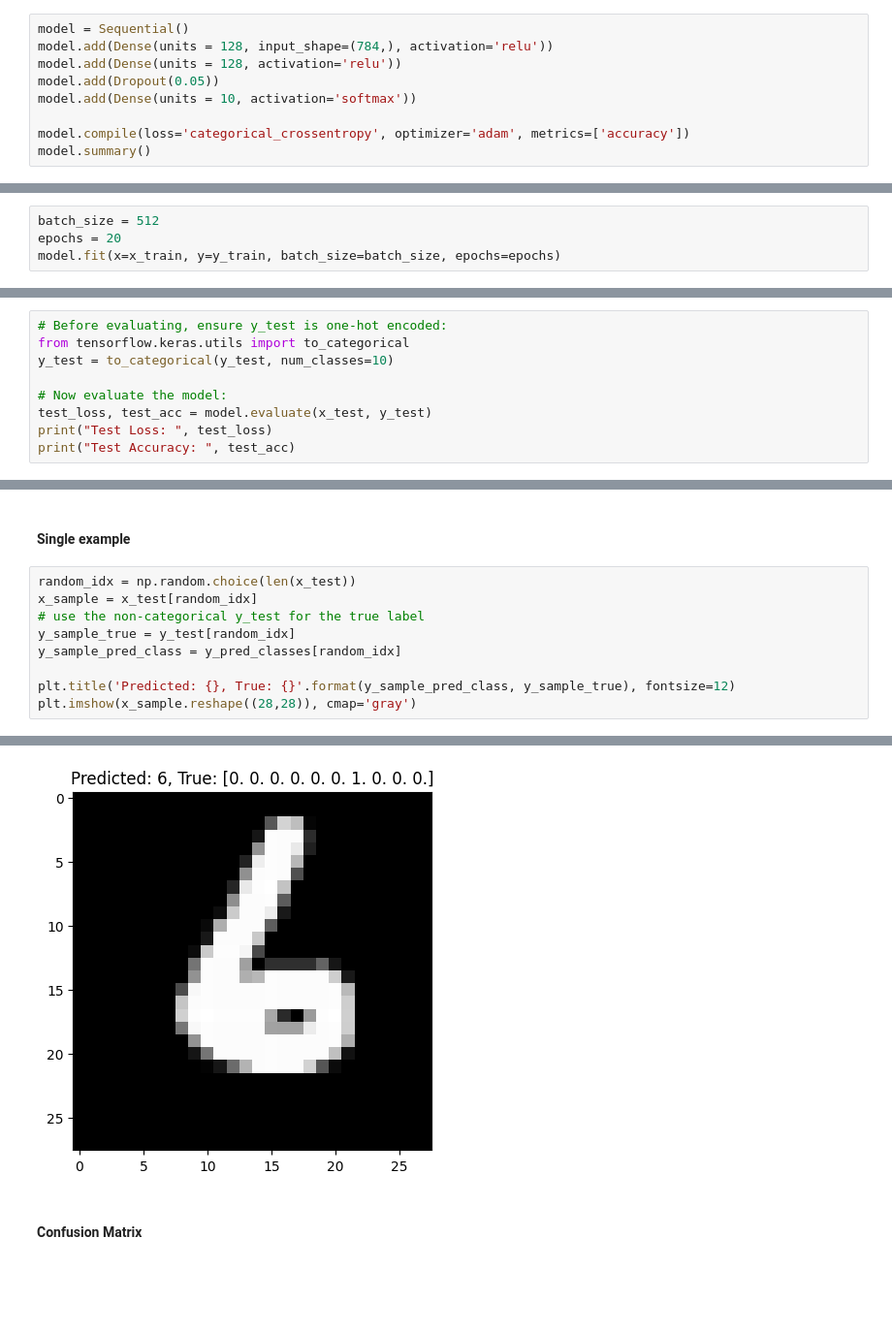
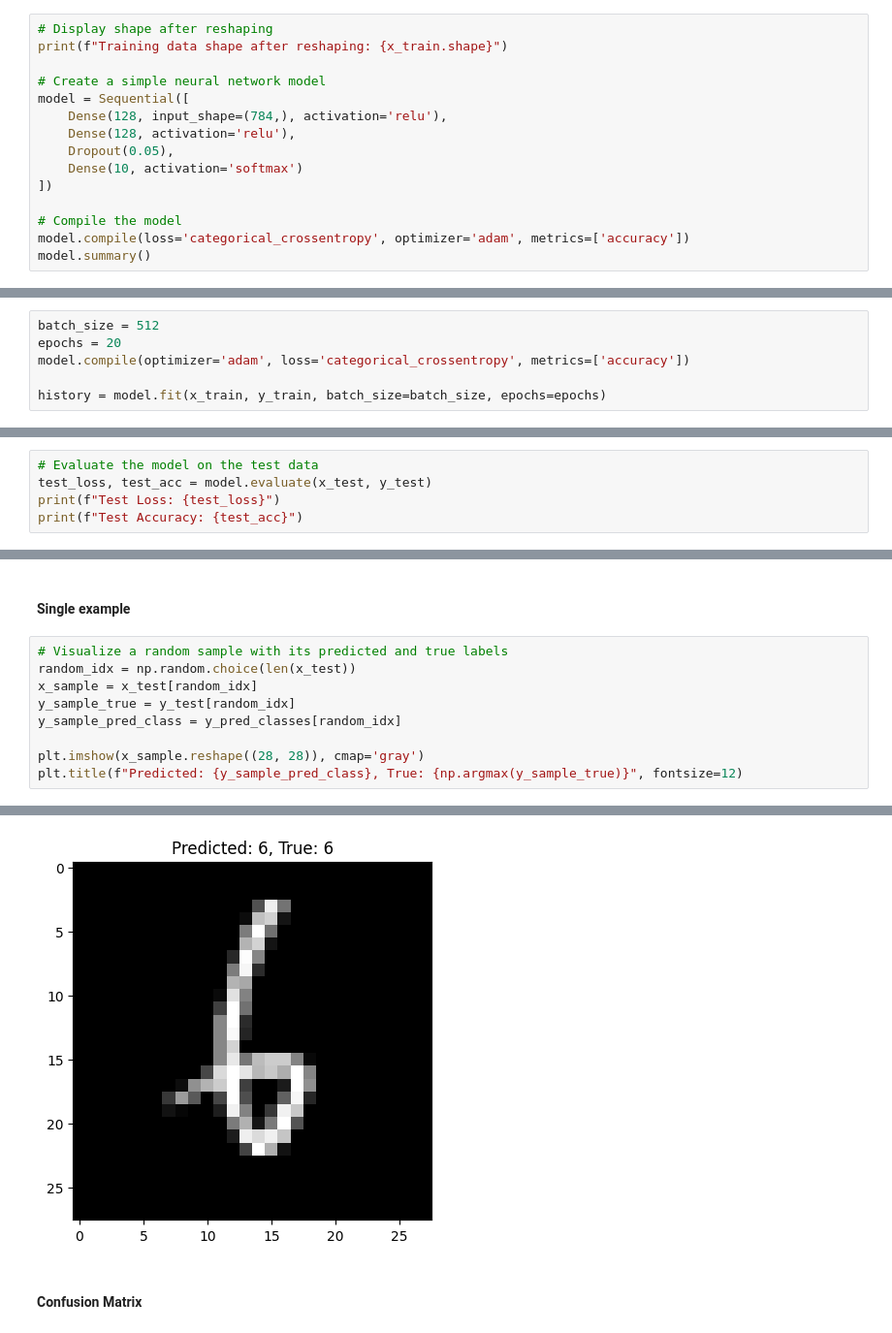
Before and after one commit to okeefey/MNIST-Digits-classification, a Jupyter notebook: MNIST_Digits_classification.ipynb, the cells around one changed output, grey strips where cells are left out. Shown: that part at 97% size. Cells and saved outputs as stored; diff of their text form; blank space fills up the shorter version.

```diff
--- a/MNIST_Digits_classification.ipynb
+++ b/MNIST_Digits_classification.ipynb
@@ -91,12 +96,18 @@ print(x_train.shape)
 # %% [markdown]
 # Create Model
 # %%
-model = Sequential()
-model.add(Dense(units = 128, input_shape=(784,), activation='relu'))
-model.add(Dense(units = 128, activation='relu'))
-model.add(Dropout(0.05))
-model.add(Dense(units = 10, activation='softmax'))
+# Display shape after reshaping
+print(f"Training data shape after reshaping: {x_train.shape}")
 
+# Create a simple neural network model
+model = Sequential([
+    Dense(128, input_shape=(784,), activation='relu'),
+    Dense(128, activation='relu'),
+    Dropout(0.05),
+    Dense(10, activation='softmax')
+])
+
+# Compile the model
 model.compile(loss='categorical_crossentropy', optimizer='adam', metrics=['accuracy'])
 model.summary()
 # %% [output]
@@ -120,6 +132,8 @@ Model: "sequential_7"
 # %%
 batch_size = 512
 epochs = 20
-model.fit(x=x_train, y=y_train, batch_size=batch_size, epochs=epochs)
+model.compile(optimizer='adam', loss='categorical_crossentropy', metrics=['accuracy'])
+
+history = model.fit(x_train, y_train, batch_size=batch_size, epochs=epochs)
 # %% [output]
 Epoch 1/20
@@ -143,12 +156,8 @@ Epoch 20/20
 # %% [markdown]
 # Evaluate performance
 # %%
-# Before evaluating, ensure y_test is one-hot encoded:
-from tensorflow.keras.utils import to_categorical
-y_test = to_categorical(y_test, num_classes=10)
-
-# Now evaluate the model:
+# Evaluate the model on the test data
 test_loss, test_acc = model.evaluate(x_test, y_test)
-print("Test Loss: ", test_loss)
-print("Test Accuracy: ", test_acc)
+print(f"Test Loss: {test_loss}")
+print(f"Test Accuracy: {test_acc}")
 # %% [output]
@@ -179,12 +179,12 @@ print(y_pred_classes)
 # %% [markdown]
 #### Single example
 # %%
+# Visualize a random sample with its predicted and true labels
 random_idx = np.random.choice(len(x_test))
 x_sample = x_test[random_idx]
-# use the non-categorical y_test for the true label
 y_sample_true = y_test[random_idx]
 y_sample_pred_class = y_pred_classes[random_idx]
 
-plt.title('Predicted: {}, True: {}'.format(y_sample_pred_class, y_sample_true), fontsize=12)
-plt.imshow(x_sample.reshape((28,28)), cmap='gray')
+plt.imshow(x_sample.reshape((28, 28)), cmap='gray')
+plt.title(f"Predicted: {y_sample_pred_class}, True: {np.argmax(y_sample_true)}", fontsize=12)
 # %% [output]
@@ -192,4 +192,4 @@ plt.imshow(x_sample.reshape((28,28)), cmap='gray')
-[figure, old version]
+[figure, new version]
 # %% [markdown]
 #### Confusion Matrix
 # %%
```
Also changed, not shown: parts of 18 cells of this notebook.
